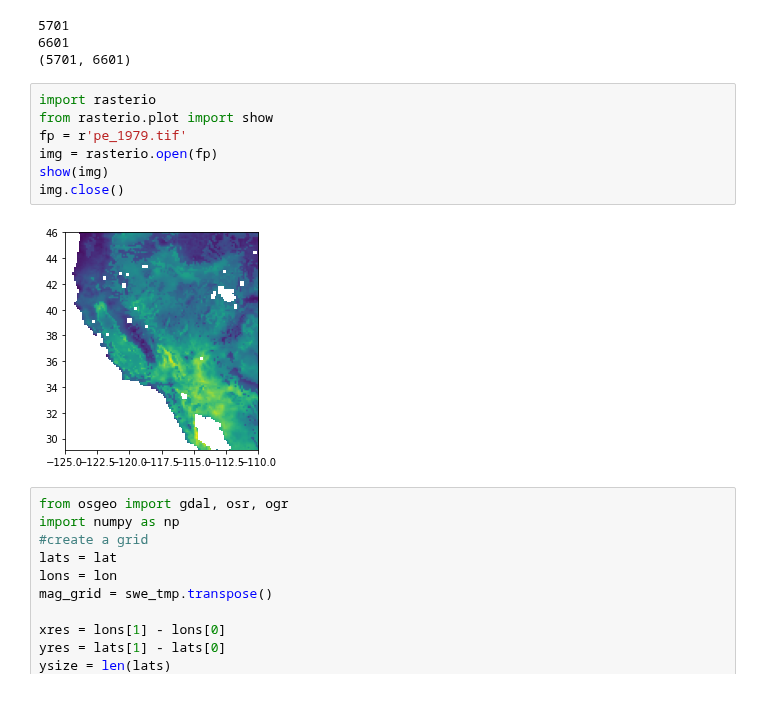
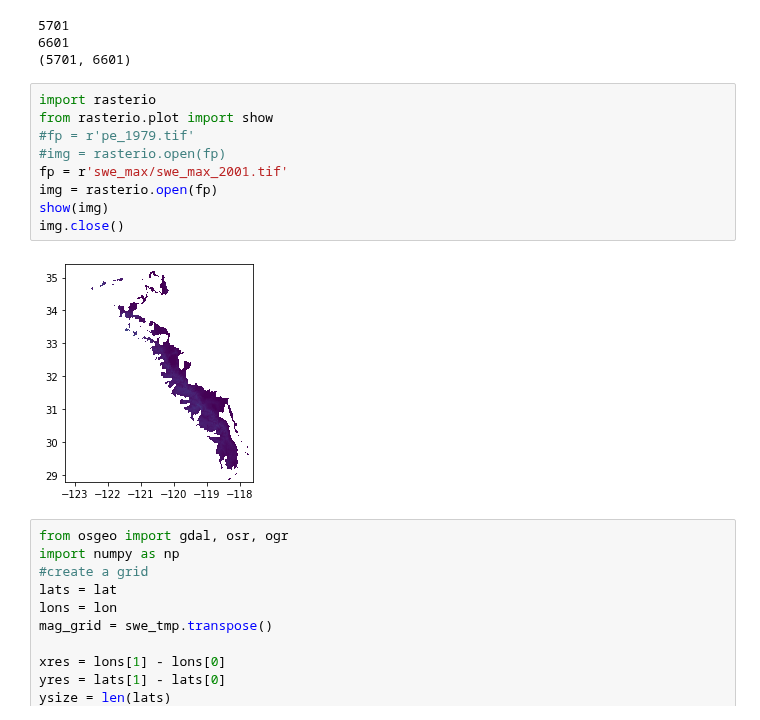
Before and after one commit to mariannecowherd/pe_snow_fires, a Jupyter notebook: scripts/pe_modis.ipynb, the cells around one changed output. Saved outputs shown, nothing was run; the diff lists cells and outputs as text.

```diff
--- a/scripts/pe_modis.ipynb
+++ b/scripts/pe_modis.ipynb
@@ -308,12 +476,14 @@ print(mag_grid.shape)
 # %%
 import rasterio
 from rasterio.plot import show
-fp = r'pe_1979.tif'
+#fp = r'pe_1979.tif'
+#img = rasterio.open(fp)
+fp = r'swe_max/swe_max_2001.tif'
 img = rasterio.open(fp)
 show(img)
 img.close()
 # %% [output]
-[figure, old version]
+[figure, new version]
 # %%
 from osgeo import gdal, osr, ogr
 import numpy as np
```
Also changed, not shown: parts of 29 cells of this notebook.
